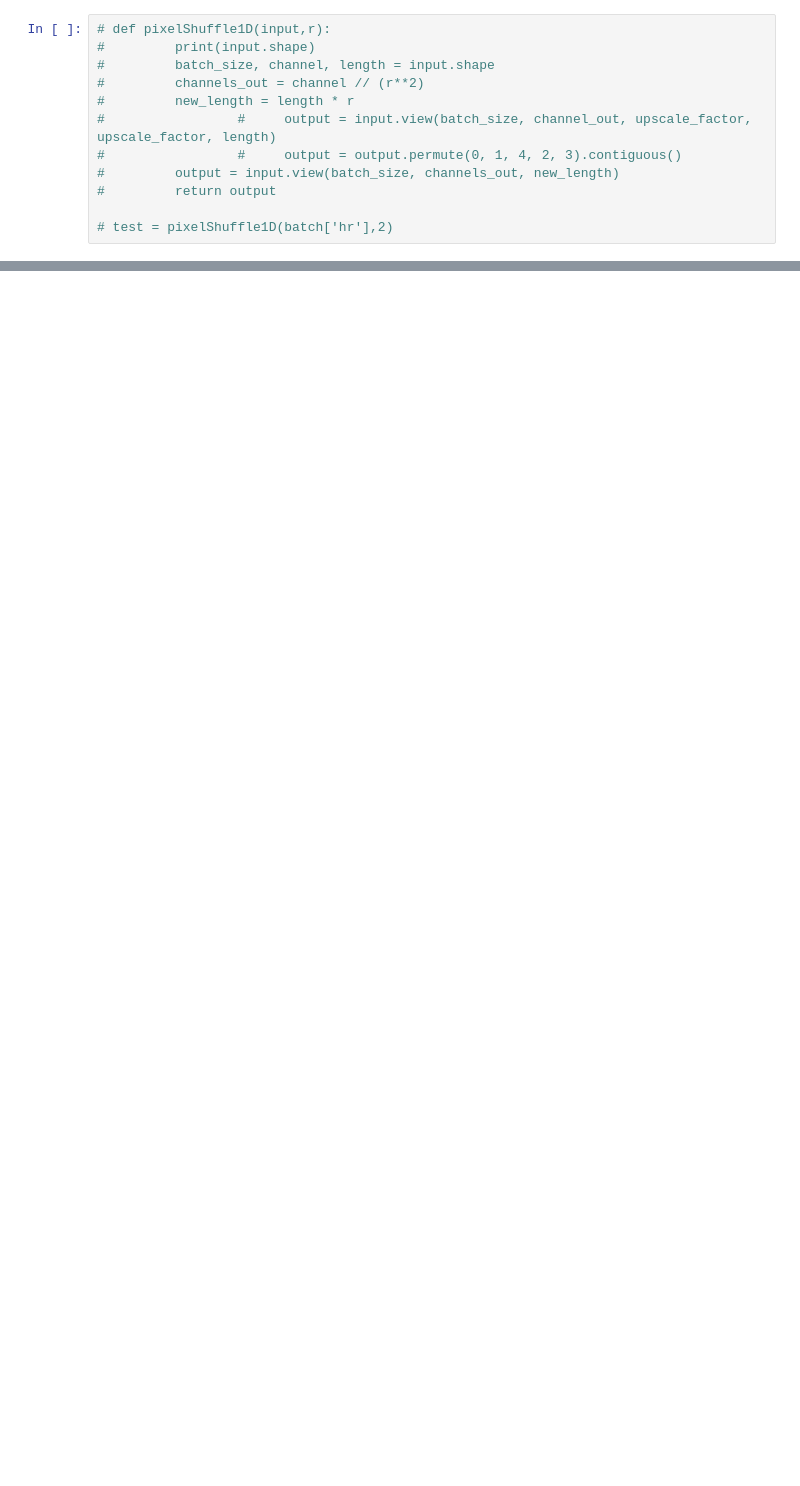
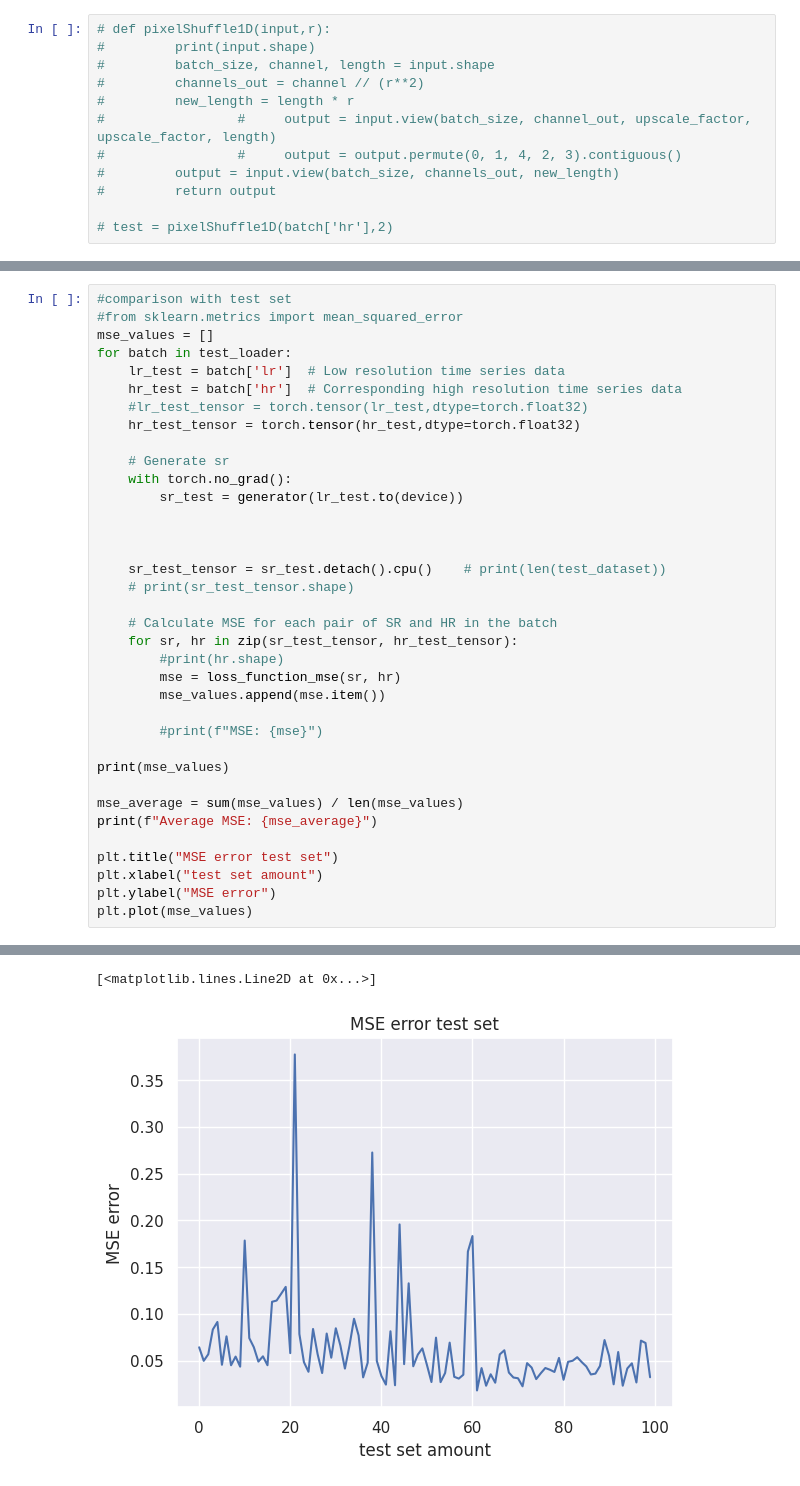
Before and after one commit to Horgas/TS_SRGAN, a Jupyter notebook: TS_SRGAN.ipynb, the cells around one changed output, grey strips where cells are left out. Saved outputs shown, nothing was run; the diff lists cells and outputs as text; blank space fills up the shorter version.

```diff
--- a/TS_SRGAN.ipynb
+++ b/TS_SRGAN.ipynb
@@ -534,0 +541,37 @@ print(loss_value.item())  # Get the value as a Python float
+# %%
+#comparison with test set
+#from sklearn.metrics import mean_squared_error
+mse_values = []
+for batch in test_loader:
+    lr_test = batch['lr']  # Low resolution time series data
+    hr_test = batch['hr']  # Corresponding high resolution time series data
+    #lr_test_tensor = torch.tensor(lr_test,dtype=torch.float32)
+    hr_test_tensor = torch.tensor(hr_test,dtype=torch.float32)
+
+    # Generate sr
+    with torch.no_grad():
+        sr_test = generator(lr_test.to(device))
+
+
+
+    sr_test_tensor = sr_test.detach().cpu()    # print(len(test_dataset))
+    # print(sr_test_tensor.shape)
+
+    # Calculate MSE for each pair of SR and HR in the batch
+    for sr, hr in zip(sr_test_tensor, hr_test_tensor):
+        #print(hr.shape)
+        mse = loss_function_mse(sr, hr)
+        mse_values.append(mse.item())
+
+        #print(f"MSE: {mse}")
+
+print(mse_values)
+
+mse_average = sum(mse_values) / len(mse_values)
+print(f"Average MSE: {mse_average}")
+
+plt.title("MSE error test set")
+plt.xlabel("test set amount")
+plt.ylabel("MSE error")
+plt.plot(mse_values)
+# %% [output]
@@ -534,0 +580,2 @@ print(loss_value.item())  # Get the value as a Python float
+[<matplotlib.lines.Line2D at 0x...>]
+[figure, added]
```
Also changed, not shown: parts of 15 cells of this notebook.
